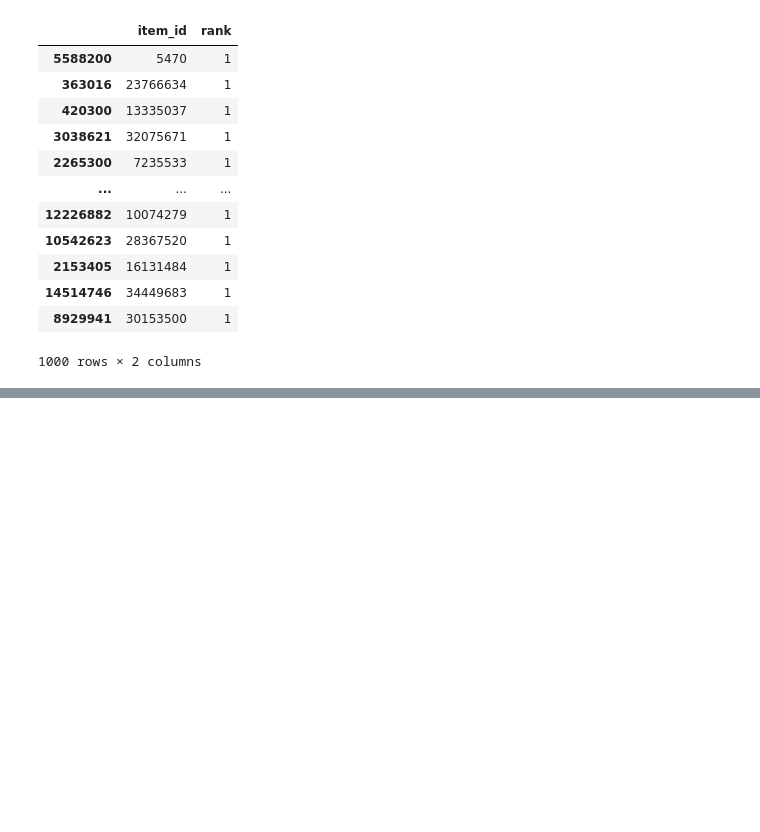
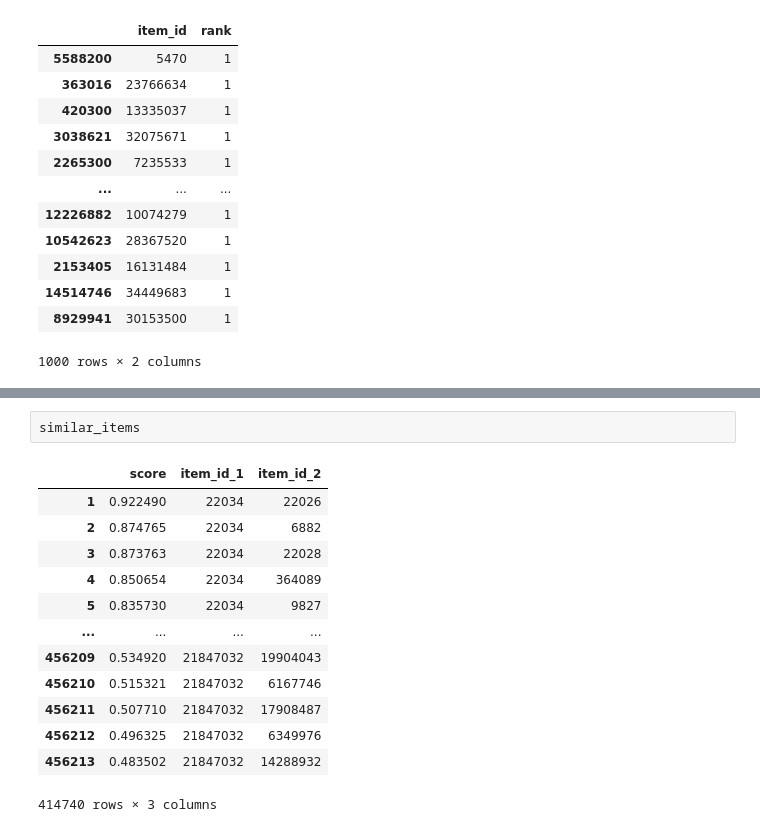
Before and after one commit to eemlnv/mle-recsys-start, a Jupyter notebook: main_offline.ipynb, the cells around one changed output, grey strips where cells are left out. Saved outputs shown, nothing was run; the diff lists cells and outputs as text; blank space fills up the shorter version.

```diff
--- a/main_offline.ipynb
+++ b/main_offline.ipynb
@@ -1355,0 +1449,16 @@ recs2
+# %%
+similar_items
+# %% [output]
+|  | score | item_id_1 | item_id_2 |
+| 1 | 0.922490 | 22034 | 22026 |
+| 2 | 0.874765 | 22034 | 6882 |
+| 3 | 0.873763 | 22034 | 22028 |
+| 4 | 0.850654 | 22034 | 364089 |
+| 5 | 0.835730 | 22034 | 9827 |
+| ... | ... | ... | ... |
+| 456209 | 0.534920 | 21847032 | 19904043 |
+| 456210 | 0.515321 | 21847032 | 6167746 |
+| 456211 | 0.507710 | 21847032 | 17908487 |
+| 456212 | 0.496325 | 21847032 | 6349976 |
+| 456213 | 0.483502 | 21847032 | 14288932 |
+414740 rows × 3 columns
```
Also changed, not shown: parts of 22 cells of this notebook, 6 other files.
